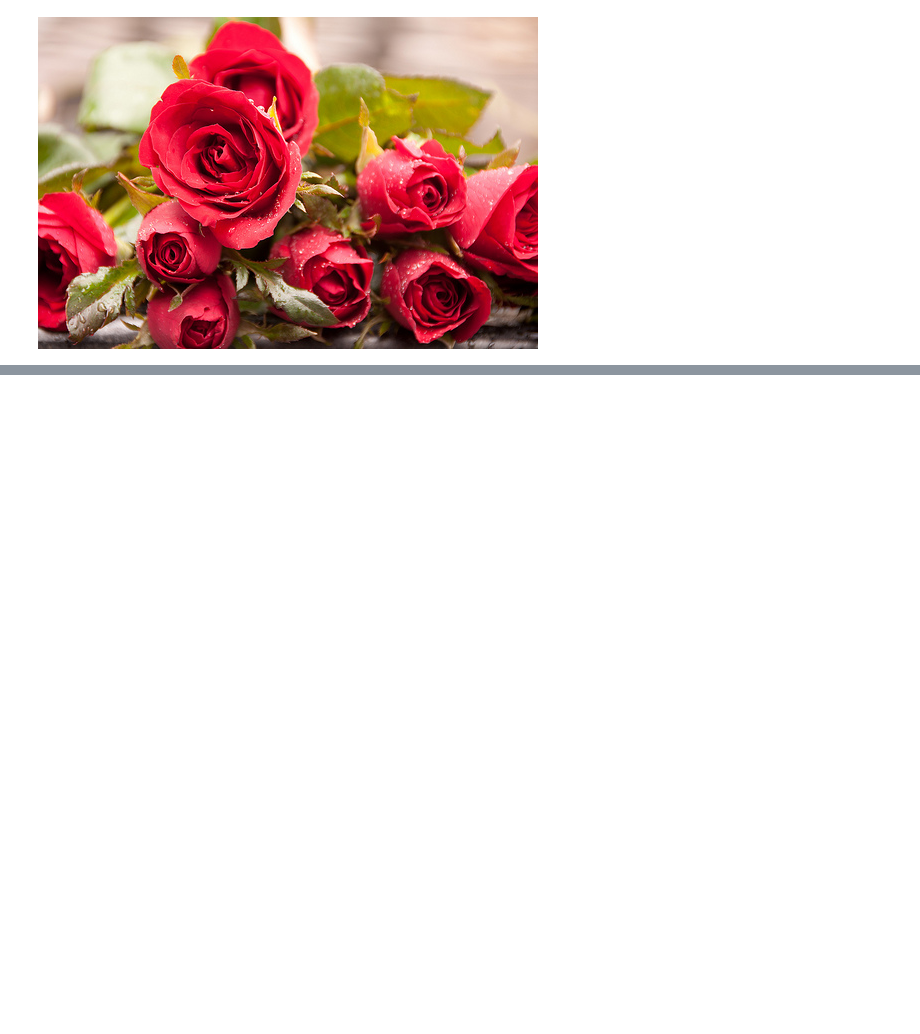
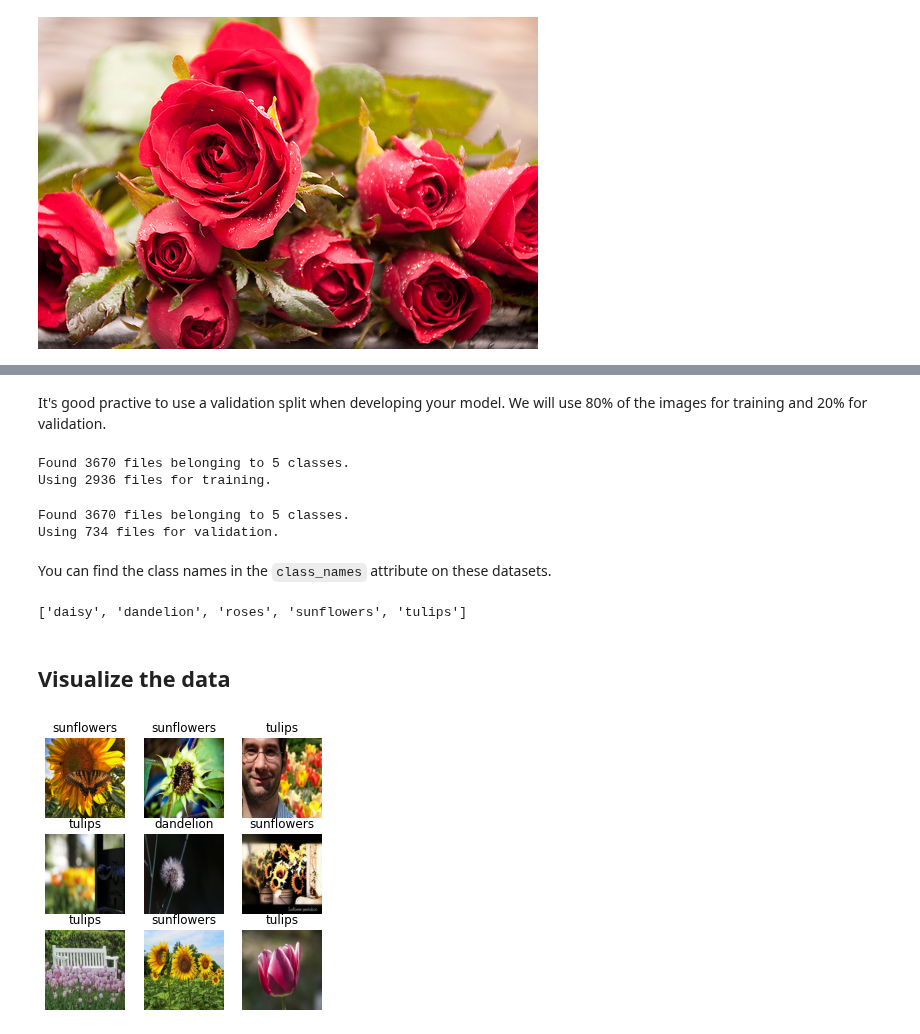
Before and after one commit to martin-fabbri/colab-notebooks, a Jupyter notebook: deeplearning.ai/tf/load_images.ipynb, the cells around one changed output, grey strips where cells are left out. Drawn from its saved outputs; the diff is of its cells as text; code cells hidden in the pictures; blank space fills up the shorter version.

```diff
--- a/deeplearning.ai/tf/load_images.ipynb
+++ b/deeplearning.ai/tf/load_images.ipynb
@@ -63,0 +86,49 @@ PIL.Image.open(str(roses[0]))
+# %%
+batch_size = 32
+img_height = 180
+img_width = 180
+# %% [markdown]
+It's good practive to use a validation split when developing your model. We will use 80% of the images for training and 20% for validation.
+# %%
+train_ds = tf.keras.preprocessing.image_dataset_from_directory(
+    data_dir,
+    validation_split=0.2,
+    subset='training',
+    seed=123,
+    image_size=(img_height, img_width),
+    batch_size=batch_size
+)
+# %% [output]
+Found 3670 files belonging to 5 classes.
+Using 2936 files for training.
+# %%
+val_ds = tf.keras.preprocessing.image_dataset_from_directory(
+    data_dir,
+    validation_split=0.2,
+    subset='validation',
+    seed=123,
+    image_size=(img_height, img_width),
+    batch_size=batch_size
+)
+# %% [output]
+Found 3670 files belonging to 5 classes.
+Using 734 files for validation.
+# %% [markdown]
+You can find the class names in the `class_names` attribute on these datasets.
+# %%
+class_names = train_ds.class_names
+class_names
+# %% [output]
+['daisy', 'dandelion', 'roses', 'sunflowers', 'tulips']
+# %% [markdown]
+## Visualize the data
+# %%
+plt.figure(figsize=(5, 5))
+for images, labels in train_ds.take(1):
+  for i in range(9):
+    ax = plt.subplot(3, 3, i + 1)
+    plt.imshow(images[i].numpy().astype('uint8'))
+    plt.title(class_names[labels[i]])
+    plt.axis('off')
+# %% [output]
+[figure, added]
```
Also changed, not shown: parts of 5 cells of this notebook.
